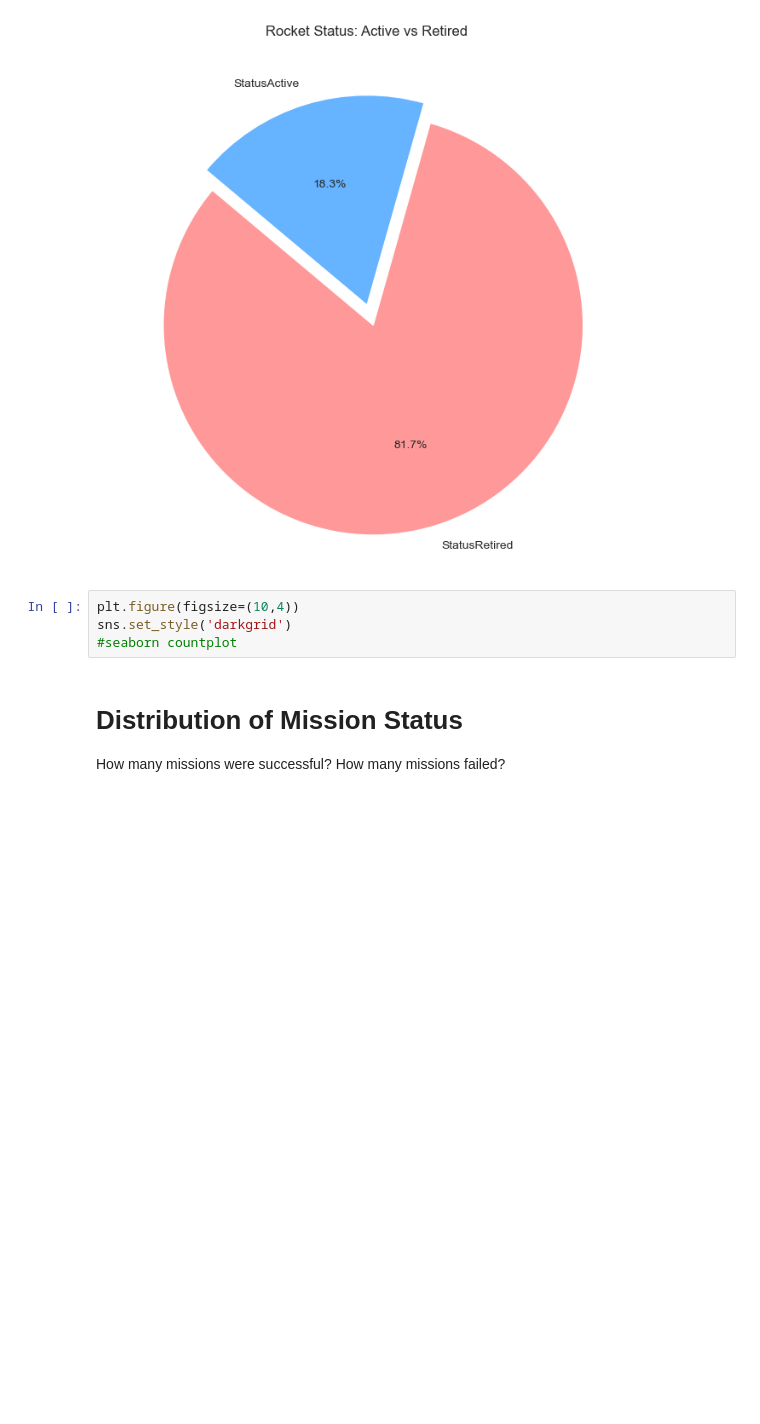
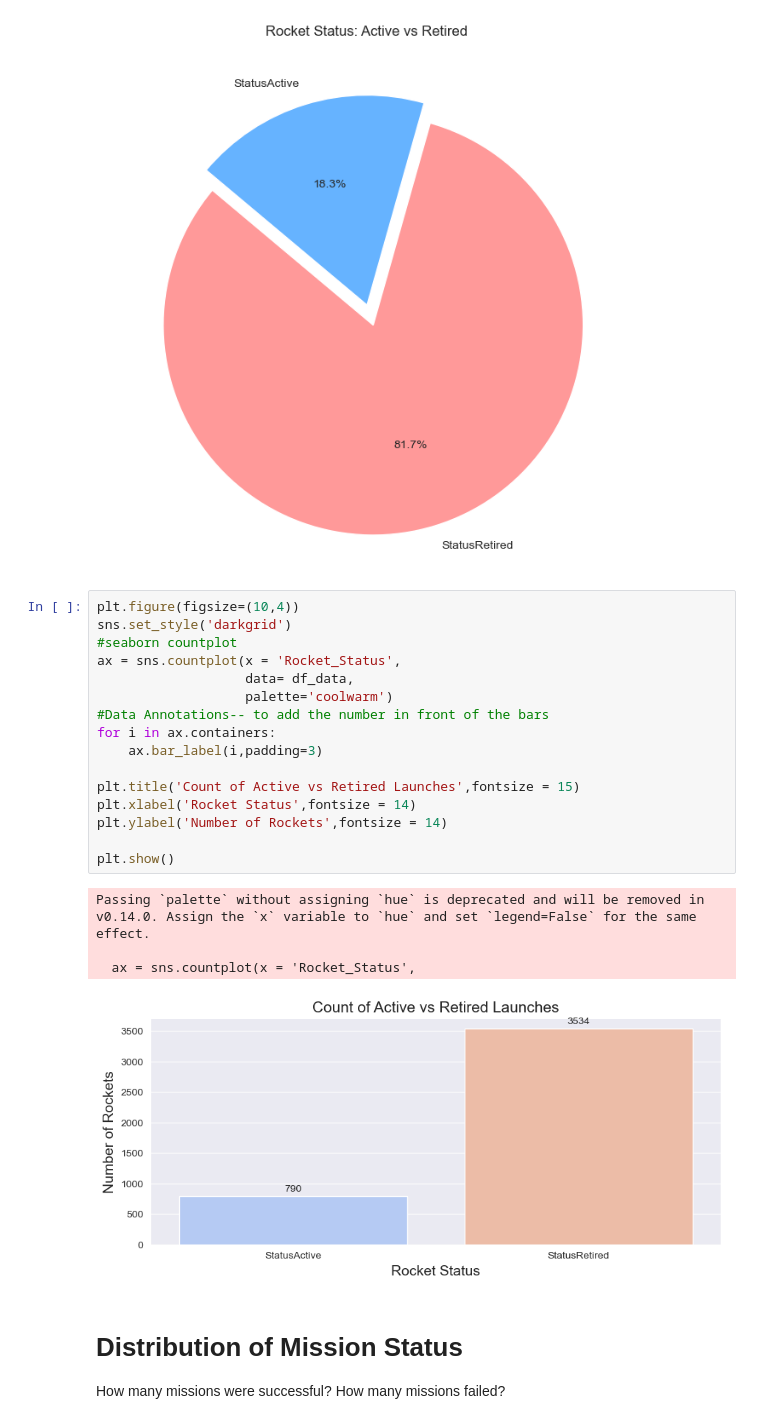
Before and after one commit to CyberWol-12/space_mission_analysis, a Jupyter notebook: Space_Missions_Analysis_(start).ipynb, the cells around one changed output. Drawn from its saved outputs; the diff is of its cells as text; blank space fills up the shorter version.

```diff
--- a/Space_Missions_Analysis_(start).ipynb
+++ b/Space_Missions_Analysis_(start).ipynb
@@ -172,10 +172,27 @@ plt.title('Rocket Status: Active vs Retired')
 plt.show()
 # %% [output]
 [figure]
-# %%
-plt.figure(figsize=(10,4))
-sns.set_style('darkgrid')
-#seaborn countplot
+# %%
+plt.figure(figsize=(10,4))
+sns.set_style('darkgrid')
+#seaborn countplot
+ax = sns.countplot(x = 'Rocket_Status',
+                   data= df_data,
+                   palette='coolwarm')
+#Data Annotations-- to add the number in front of the bars
+for i in ax.containers:
+    ax.bar_label(i,padding=3)
+
+plt.title('Count of Active vs Retired Launches',fontsize = 15)
+plt.xlabel('Rocket Status',fontsize = 14)
+plt.ylabel('Number of Rockets',fontsize = 14)
+
+plt.show()
+# %% [output]
+Passing `palette` without assigning `hue` is deprecated and will be removed in v0.14.0. Assign the `x` variable to `hue` and set `legend=False` for the same effect.
+
+  ax = sns.countplot(x = 'Rocket_Status',
+[figure, added]
 # %% [markdown]
 # Distribution of Mission Status
 
```
Also changed, not shown: parts of 1 cell of this notebook.
